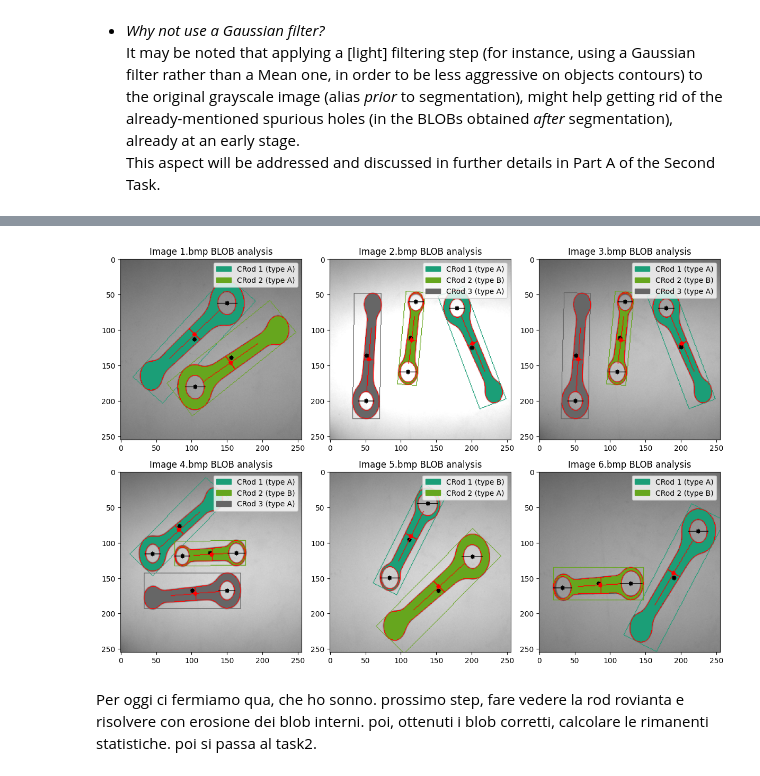
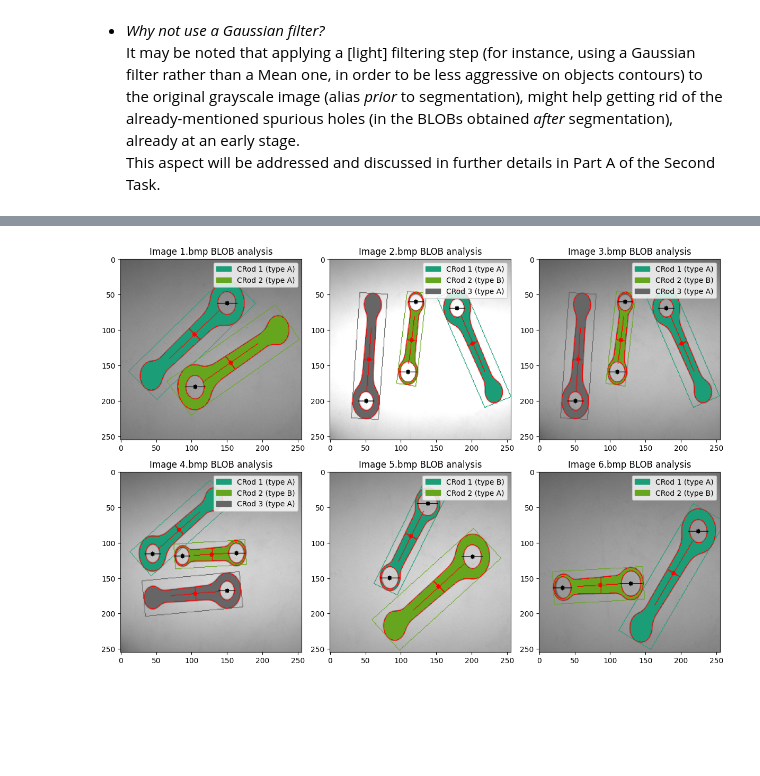
Before and after one commit to VincenzoLomba/ImageProcessingAndComputerVision, a Jupyter notebook: pythonvenv/src/project/project11VincenzoLombardi.ipynb, the cells around one changed output, grey strips where cells are left out. Saved outputs shown, nothing was run; the diff lists cells and outputs as text; code cells hidden in the pictures; blank space fills up the shorter version.

Commit message:
Started working on Task2.A

```diff
--- a/pythonvenv/src/project/project11VincenzoLombardi.ipynb
+++ b/pythonvenv/src/project/project11VincenzoLombardi.ipynb
@@ -74,7 +78,8 @@ Due to the simplifying assumptions of this [First Task](#first-task), we assume
 
 The following code extracts BLOBs from binary images. Furthermore, for each BLOB, its ROI is extracted from its original binary image. The ROI is defined as the BLOB’s image-axis-aligned Bounding Box. Important: within each ROI, all pixels that ***are not*** part of the related BLOB are set to 0 **and** all pixels that ***are*** part of the related BLOB are set to 255 (which is coherent with the previously stated convention of `cv2.connectedComponentsWithStats`). Notice that `cv2.connectedComponentsWithStats` also returns BLOBs centroids (alias barycenters).
 # %%
-from miscellaneous import Connectivity, RodBLOB
+from miscellaneous import Connectivity
+from detectorCRods import CRodBLOB
 BLOBs = []
 for index, binaryImage in enumerate(binaryImages):
     labels, labelledImage, stats, centroids = cv2.connectedComponentsWithStats(cv2.bitwise_not(binaryImage), connectivity = Connectivity.EIGHT_CONNECTIVITY.value)
@@ -82,7 +87,7 @@ for index, binaryImage in enumerate(binaryImages):
         STAT_LEFT, STAT_TOP, STAT_WIDTH, STAT_HEIGHT, STAT_AREA = stats[label]
         ROI = labelledImage[STAT_TOP:STAT_TOP+STAT_HEIGHT, STAT_LEFT:STAT_LEFT+STAT_WIDTH].copy()
         ROI[ROI != label] = 0 # Getting rid of other BLOBs
-        BLOB = RodBLOB(
+        BLOB = CRodBLOB(
             imageName = imagesNames[index],
             label = label,
             STAT_LEFT = STAT_LEFT,
@@ -242,7 +258,6 @@ For the sake fo completeness, the MER’s orientation and center are also stored
 from miscellaneous import RodType
 
 for BLOB in BLOBs:
-    ROInonZeroValue = BLOB.ROI.max() # Retrieve the non-zero value of the original ROI
     # Connecting-rod type (A or B)
     if len(BLOB.internalContours) == 1: BLOB.type = RodType.A
     elif len(BLOB.internalContours) == 2: BLOB.type = RodType.B
@@ -252,34 +267,30 @@ for BLOB in BLOBs:
     yCoords, xCoords = np.where(BLOB.ROI != 0)
     _, eigenvectors = miscellaneous.computeCovariance2D(np.column_stack((xCoords, yCoords)))
     dominantEigenvector = eigenvectors[:, 1]
+    nonDominantEigenvector = eigenvectors[:, 0]
     theta = np.arctan2(dominantEigenvector[1], dominantEigenvector[0])
-    BLOB.moduloPIorientation = theta % np.pi
+    BLOB.orientationModuloPI = theta % np.pi
     # Connecting-rod length and width
-    MER = cv2.minAreaRect(BLOB.externalContour) # https://docs.opencv.org/4.x/d3/dc0/group__imgproc__shape.html#ga3d476a3417130ae5154aea421ca7ead9
-    # Notice: MER is defined as (center, (side1, side2), angle) where "angle" (deg) is associated to "side1" direction
-    BLOB.centerMER = (MER[0][0], MER[0][1])
-    if MER[1][0] >= MER[1][1]:
-        BLOB.length = MER[1][0]
-        BLOB.width = MER[1][1]
-        BLOB.angleMER = np.deg2rad(MER[2])
-    else:
-        BLOB.length = MER[1][1]
-        BLOB.width = MER[1][0]
-        BLOB.angleMER = np.deg2rad(MER[2]) + np.pi/2 # We aim to refer the MER angle to the length side (alias the longer one)
-    BLOB.angleMER = BLOB.angleMER % np.pi # Referring MER angle to the interval [0, pi) rad
+    externalContourPoints = BLOB.externalContour - np.array([BLOB.STAT_LEFT, BLOB.STAT_TOP]) # Referring contour points to ROI (instead of original image)
+    projectionsH = externalContourPoints @ dominantEigenvector
+    projectionsW = externalContourPoints @ nonDominantEigenvector
+    projsHmin, projsHmax, projsWmin, projsWmax = projectionsH.min(), projectionsH.max(), projectionsW.min(), projectionsW.max()
+    BLOB.length = float(projsHmax-projsHmin)
+    BLOB.width = float(projsWmax-projsWmin)
+    centerBB = 0.5*(projsHmin+projsHmax)*dominantEigenvector + 0.5*(projsWmin+projsWmax) * nonDominantEigenvector # Referred to ROI
+    BLOB.centerBB = BLOB.merCenter = (float(centerBB[0] + BLOB.STAT_LEFT), float(centerBB[1] + BLOB.STAT_TOP)) # Referring BB center to the original image
     # Connecting-rod width at the barycenter
-    nonDominantEigenvector = eigenvectors[:, 0]
     bXROI = BLOB.centroid[0] - BLOB.STAT_LEFT # Referring centroid coords to ROI (instead of original image)
     bYROI = BLOB.centroid[1] - BLOB.STAT_TOP  # Referring centroid coords to ROI (instead of original image)
-    L = 0.5*np.sqrt(BLOB.ROI.shape[0]**2 + BLOB.ROI.shape[1]**2)
+    L = 0.5*np.sqrt(BLOB.ROI.shape[0]**2 + BLOB.ROI.shape[1]**2) # Half of the length of the diagonal of the ROI
     linePoint1 = (bXROI + L*nonDominantEigenvector[0], bYROI + L*nonDominantEigenvector[1])
     linePoint2 = (bXROI - L*nonDominantEigenvector[0], bYROI - L*nonDominantEigenvector[1])
     lineROI = np.zeros_like(BLOB.ROI, dtype = BLOB.ROI.dtype)
-    cv2.line( # https://docs.opencv.org/4.x/d6/d6e/group__imgproc__draw.html#ga7078a9fae8c7e7d13d24dac2520ae4a2
+    cv2.line(# https://docs.opencv.org/4.x/d6/d6e/group__imgproc__draw.html#ga7078a9fae8c7e7d13d24dac2520ae4a2
         lineROI,                                                # Image onto which draw the line
         (int(round(linePoint1[0])), int(round(linePoint1[1]))), # Line starting point (needed an int value)
         (int(round(linePoint2[0])), int(round(linePoint2[1]))), # Line ending point (needed an int value)
-        color = int(ROInonZeroValue),                           # Line color (retrieve the non-zero value of the ROI)
+        color = 255,                                            # Line color (retrieve the non-zero value of the ROI)
         thickness = 1,                                          # Line thickness (in pixels)
         lineType = cv2.LINE_8                                   # Line connectivity (4-way or 8-way)
     )
@@ -287,47 +298,41 @@ for BLOB in BLOBs:
     yCoords, xCoords = np.where(commonPointsImage != 0)
     if yCoords.size < 2: raise RuntimeError(f"Unexpected number of pixels/points obtained from the intersection between a connecting-rod BLOB and a line passing through its centroid and orthogonal to its orientation direction (image name: {BLOB.imageName}, label: {BLOB.label}). Expected at least 2, got {yCoords.size}")
     commonPoints = np.column_stack((xCoords, yCoords))
     intersectionPointsProjections = commonPoints @ nonDominantEigenvector
-    minimumIndex, maximumIndex = np.argmin(intersectionPointsProjections), np.argmax(intersectionPointsProjections) # Retriving indexes of minimum and maximum projections
-    extreme1 = commonPoints[minimumIndex]
-    extreme2 = commonPoints[maximumIndex]
-    BLOB.widthAtBarycenter = np.linalg.norm(extreme2-extreme1)
+    # minimumIndex, maximumIndex = np.argmin(intersectionPointsProjections), np.argmax(intersectionPointsProjections) # Retriving indexes of minimum and maximum projections
+    # extreme1 = commonPoints[minimumIndex]
+    # extreme2 = commonPoints[maximumIndex]
+    # BLOB.widthAtBarycenter = np.linalg.norm(extreme2-extreme1)
+    BLOB.widthAtBarycenter = float(intersectionPointsProjections.max() - intersectionPointsProjections.min())
     # Center position and diameter of each [circular] hole (recycling previous code)(contours are now with shape (N,2))
     BLOB.holesCenters = []
     BLOB.holesDiameters = []
     for internalContour in BLOB.internalContours:
         x, y, w, h = cv2.boundingRect(internalContour.astype(np.int32))
         smallROIPADDING = 1
         smallROI = np.zeros((h + 2*smallROIPADDING, w + 2*smallROIPADDING), dtype=np.uint8)
         localInternalContour = internalContour.copy()
         localInternalContour[:, 0] = localInternalContour[:, 0]-x+smallROIPADDING # Referring contour to smallROI
         localInternalContour[:, 1] = localInternalContour[:, 1]-y+smallROIPADDING # Referring contour to smallROI
-        smallROI[localInternalContour[:,1], localInternalContour[:,0]] = ROInonZeroValue # Drawing contour (recall that images are indexed as [y,x])
+        smallROI[localInternalContour[:,1], localInternalContour[:,0]] = 255 # Drawing contour (recall that images are indexed as [y,x])
         floodFillMask = np.zeros((smallROI.shape[0] + 2, smallROI.shape[1] + 2), dtype=np.uint8) # Required as indicated by cv2.floodFill documentation
         cv2.floodFill(
-            image = smallROI,                                       # Input/Output image (in-place modification)
-            mask = floodFillMask,                                   # Mask image (see cv2.floodFill documentation for details)
-            seedPoint = (0, 0),                                     # Starting point for the flood fill algorithm
-            newVal = int(ROInonZeroValue),                           # Value to be assigned to the repainted pixels
+            image = smallROI,                            # Input/Output image (in-place modification)
+            mask = floodFillMask,                        # Mask image (see cv2.floodFill documentation for details)
+            seedPoint = (0, 0),                          # Starting point for the flood fill algorithm
+            newVal = 255,                                # Value to be assigned to the repainted pixels
             flags = Connectivity.FOUR_CONNECTIVITY.value # Connectivity for the flood fill algorithm
         )
         holeBlob = cv2.bitwise_not(smallROI)
         yCoords, xCoords = np.where(holeBlob != 0)
         yCentroid, xCentroid = yCoords.mean(), xCoords.mean() # Centroid coords referred to smallROI
         BLOB.holesCenters.append((
             xCentroid+x-smallROIPADDING, # Referring centroid coords to the original image
             yCentroid+y-smallROIPADDING  # Referring centroid coords to the original image
         ))
         A = yCoords.size
         BLOB.holesDiameters.append(2*np.sqrt(A/np.pi))
 
 plotter.plotBLOBAnalysis(imagesNames, images, BLOBs)
 # %% [output]
-[figure, old version]
+[figure, new version]
-# %% [markdown]
-
-
-
-
-
-Per oggi ci fermiamo qua, che ho sonno. prossimo step, fare vedere la rod rovianta e risolvere con erosione dei blob interni. poi, ottenuti i blob corretti, calcolare le rimanenti statistiche. poi si passa al task2.
```
Also changed, not shown: parts of 12 cells of this notebook, 13 other files.
